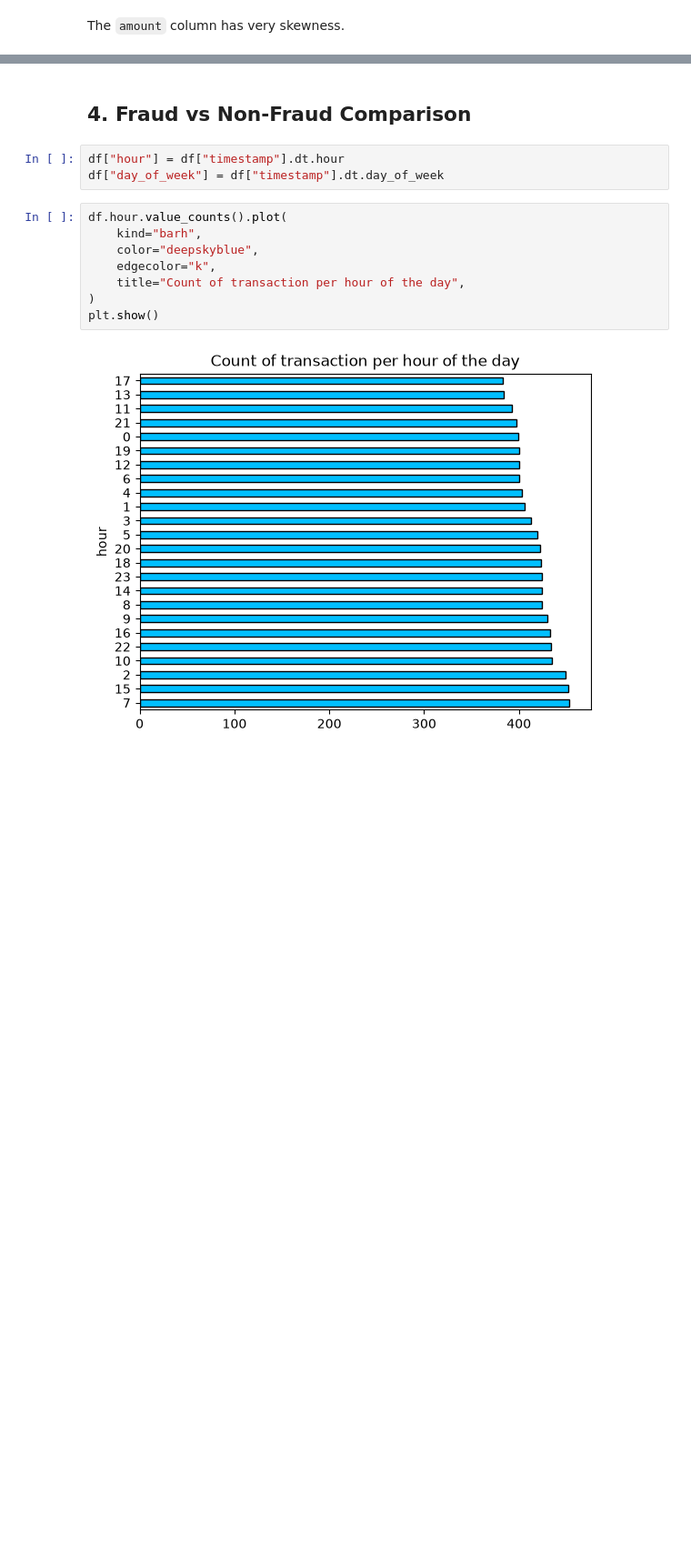
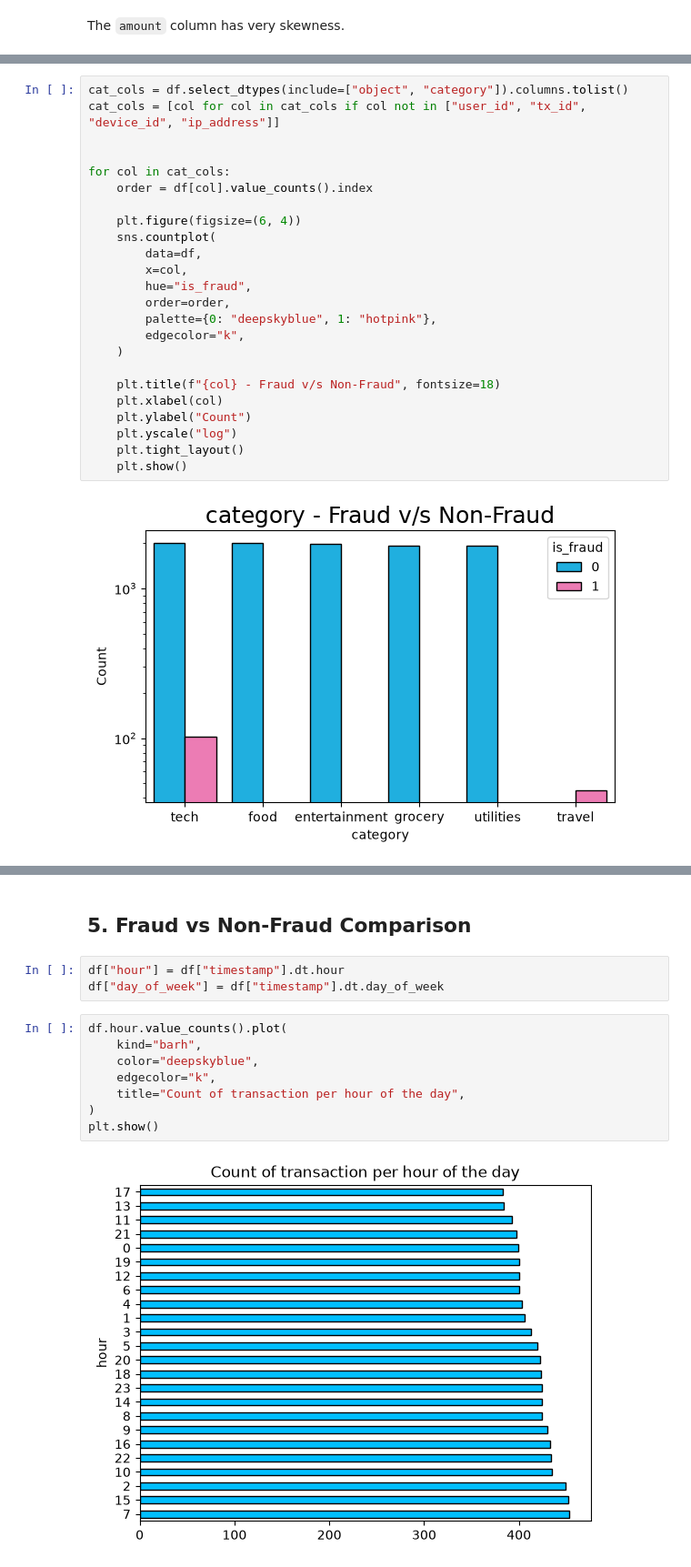
Before and after one commit to BS-prime/Real-Time-Fraud-Detection-System, a Jupyter notebook: notebooks/EDA.ipynb, the cells around one changed output, grey strips where cells are left out. Shown at 91% size. Drawn from its saved outputs; the diff is of its cells as text; blank space fills up the shorter version.

```diff
--- a/notebooks/EDA.ipynb
+++ b/notebooks/EDA.ipynb
@@ -146,0 +164,26 @@ The `amount` column has very skewness.
+# %%
+cat_cols = df.select_dtypes(include=["object", "category"]).columns.tolist()
+cat_cols = [col for col in cat_cols if col not in ["user_id", "tx_id", "device_id", "ip_address"]]
+
+
+for col in cat_cols:
+    order = df[col].value_counts().index
+
+    plt.figure(figsize=(6, 4))
+    sns.countplot(
+        data=df,
+        x=col,
+        hue="is_fraud",
+        order=order,
+        palette={0: "deepskyblue", 1: "hotpink"},
+        edgecolor="k",
+    )
+
+    plt.title(f"{col} - Fraud v/s Non-Fraud", fontsize=18)
+    plt.xlabel(col)
+    plt.ylabel("Count")
+    plt.yscale("log")
+    plt.tight_layout()
+    plt.show()
+# %% [output]
+[figure, added]
@@ -147,5 +191,5 @@ The `amount` column has very skewness.
 # %% [markdown]
-## 4. Fraud vs Non-Fraud Comparison
+## 5. Fraud vs Non-Fraud Comparison
 # %%
 df["hour"] = df["timestamp"].dt.hour
 df["day_of_week"] = df["timestamp"].dt.day_of_week
```
Also changed, not shown: parts of 7 cells of this notebook, 2 other files.
